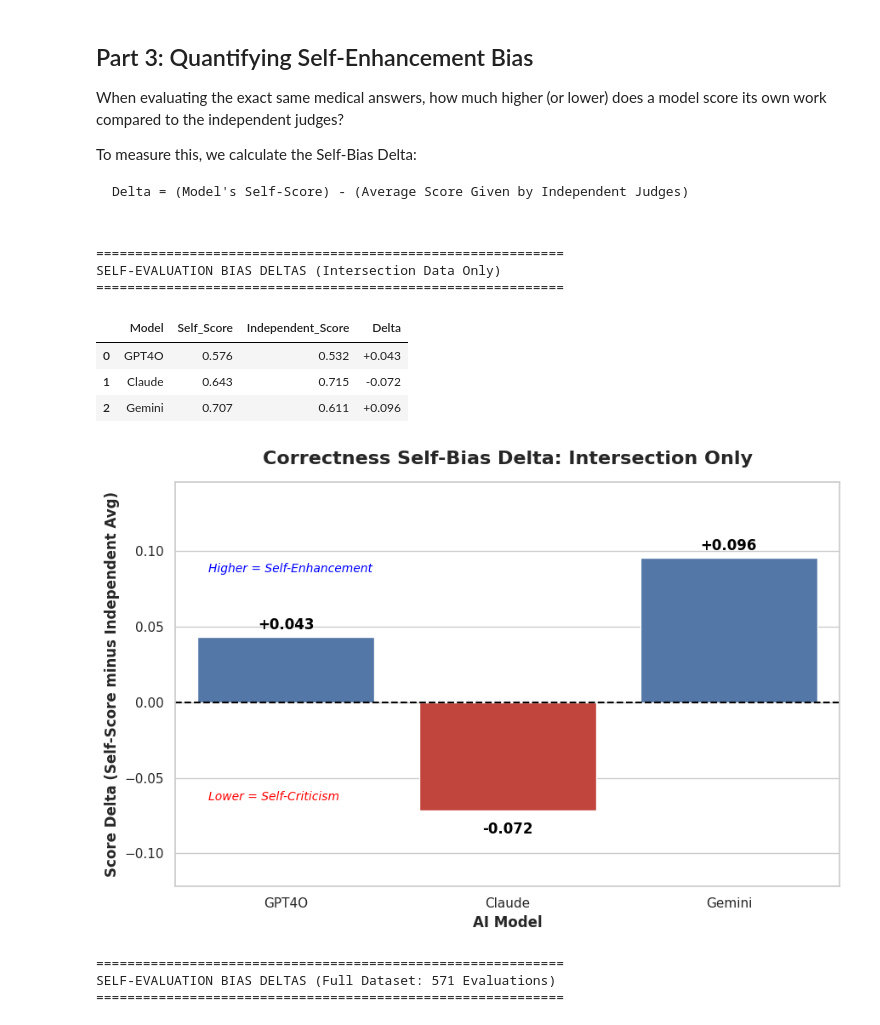
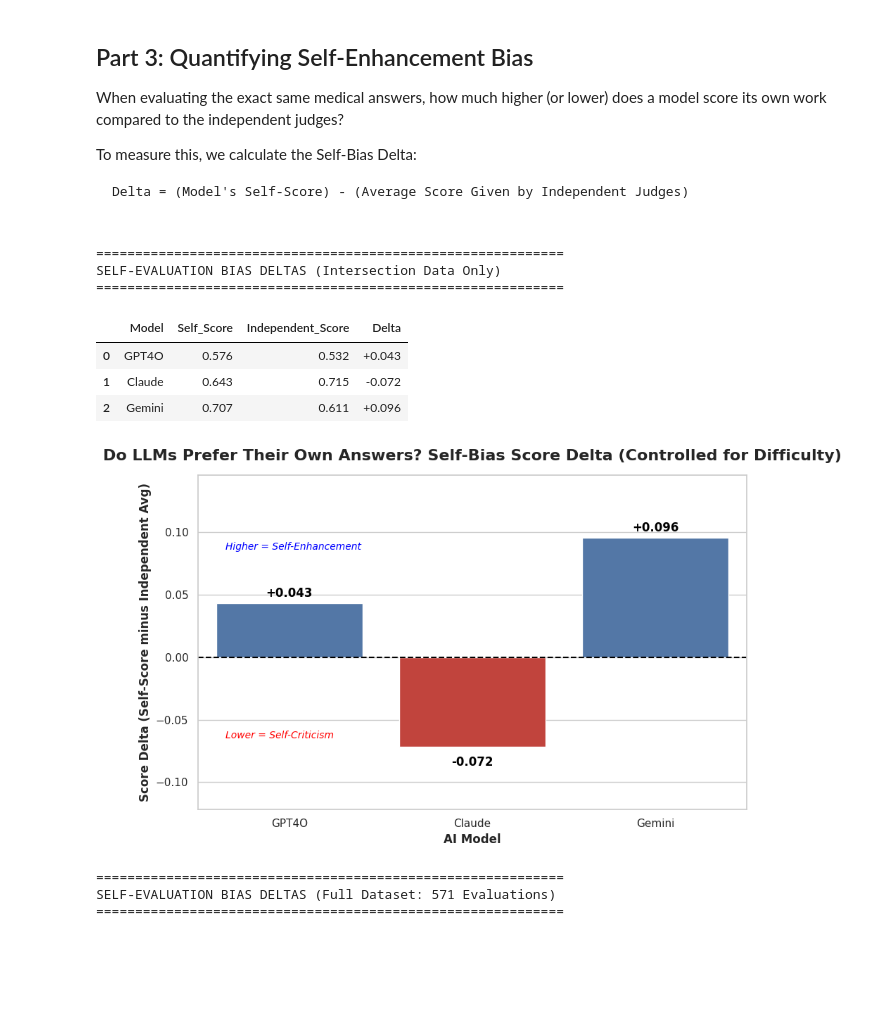
Before and after one commit to CMILINAZZO/medical-llm-self-bias-audit, a Jupyter notebook: notebooks/04_analysis_visuals.ipynb, the cells around one changed output. Saved outputs shown, nothing was run; the diff lists cells and outputs as text; code cells hidden in the pictures; blank space fills up the shorter version.

```diff
--- a/notebooks/04_analysis_visuals.ipynb
+++ b/notebooks/04_analysis_visuals.ipynb
@@ -402,35 +402,35 @@ ax = sns.barplot(
     hue='Model',
     legend=False
 )
 
 # Add a reference line at 0 (Perfect Neutrality)
 plt.axhline(0, color='black', linewidth=1.5, linestyle='--')
 
-plt.title('Correctness Self-Bias Delta: Intersection Only', fontsize=16, fontweight='bold', pad=15)
+plt.title('Do LLMs Prefer Their Own Answers? Self-Bias Score Delta (Controlled for Difficulty)', fontsize=16, fontweight='bold', pad=15)
 plt.ylabel('Score Delta (Self-Score minus Independent Avg)', fontsize=12, fontweight='bold')
 plt.xlabel('AI Model', fontsize=12, fontweight='bold')
 
 # Add exact numbers near the bars
 for i, v in enumerate(df_deltas['Delta']):
     y_pos = v + 0.005 if v > 0 else v - 0.015
     ax.text(i, y_pos, f"{v:+.3f}", ha='center', fontweight='bold', color='black')
 
 # Add context text boxes
 plt.text(-0.35, df_deltas['Delta'].max() * 0.9, 'Higher = Self-Enhancement', color='blue', fontsize=10, fontstyle='italic')
 plt.text(-0.35, df_deltas['Delta'].min() * 0.9, 'Lower = Self-Criticism', color='red', fontsize=10, fontstyle='italic')
 
 plt.ylim(df_deltas['Delta'].min() - 0.05, df_deltas['Delta'].max() + 0.05)
 plt.tight_layout()
 plt.show()
 # %% [output]
 ============================================================
 SELF-EVALUATION BIAS DELTAS (Intersection Data Only)
 ============================================================
 |  | Model | Self_Score | Independent_Score | Delta |
 | 0 | GPT4O | 0.576 | 0.532 | +0.043 |
 | 1 | Claude | 0.643 | 0.715 | -0.072 |
 | 2 | Gemini | 0.707 | 0.611 | +0.096 |
-[figure, old version]
+[figure, new version]
 # %%
 import matplotlib.pyplot as plt
 import seaborn as sns
```
Also changed, not shown: parts of 1 cell of this notebook.
